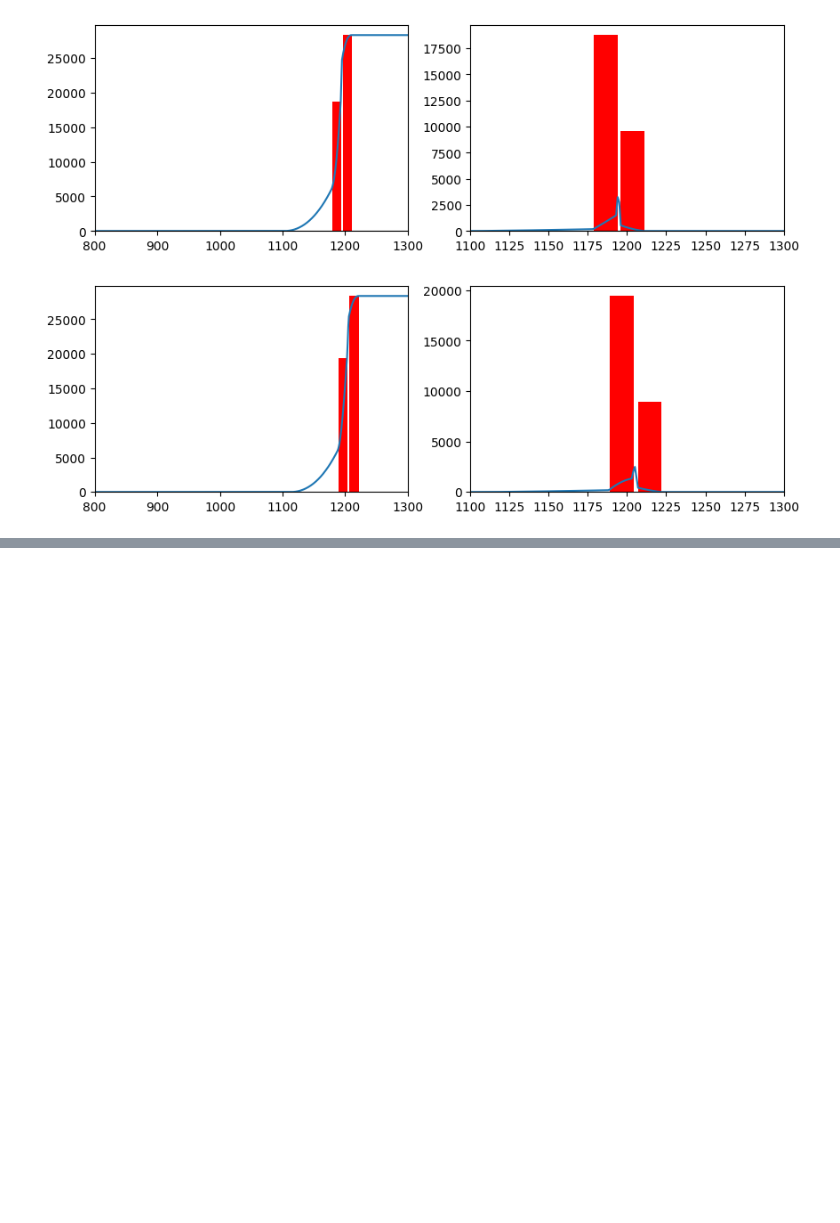
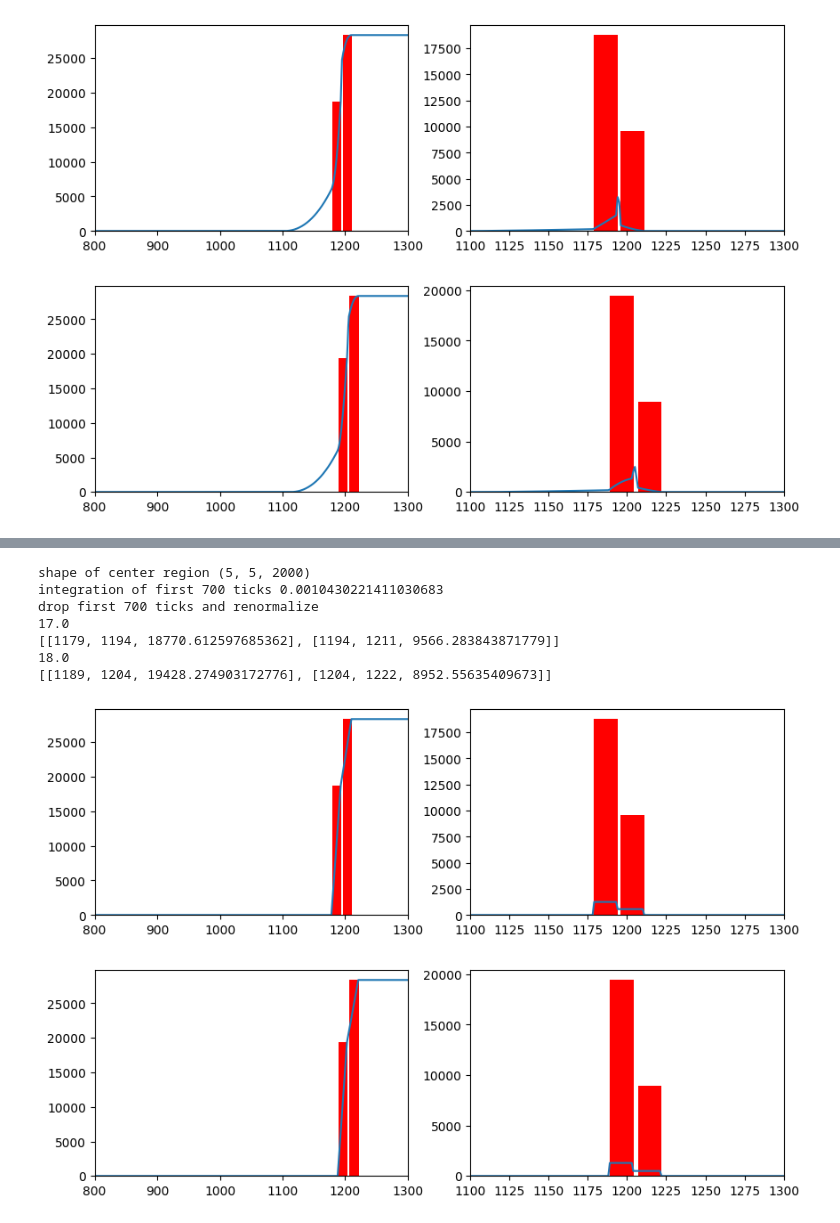
Before and after one commit to fanrado/2x2_ql, a Jupyter notebook: deconv/toy/toy_smooth.ipynb, the cells around one changed output, grey strips where cells are left out. Cells and saved outputs as stored; diff of their text form; code cells hidden in the pictures; blank space fills up the shorter version.

```diff
--- a/deconv/toy/toy_smooth.ipynb
+++ b/deconv/toy/toy_smooth.ipynb
@@ -54 +97,38 @@ def smooth_wf(wf, thres, roi, delay, npoints=10_000, extrapolate=False):
+# %%
+def smooth_wf3(wf, thres, roi, delay, npoints=10_000, **kwargs):
+    wf_new = np.zeros(npoints)
+    dts = np.append(wf[0][0], np.diff(wf[0]))
+    seri = []
+    for i in range(len(wf[0])):
+        if i == 0:
+            t0 = wf[0][0]
+            t1 = wf[0][0]
+        else:
+            dt = wf[0][i] - wf[0][i-1]
+            print(dt)
+            t0 = wf[0][i] - dt + delay
+            t1 = wf[0][i]
+        t0 = np.int_(t0+0.002)
+        t1 = np.int_(t1+0.002)
+        t2 = np.int_(t1+delay+0.002)
+
+        seri.append([t0, t2, wf[1][i]])
+
+    seri_array = np.array(seri)
+    # print(wf[0])
+    print(seri)
+
+    acc_wf = np.add.accumulate(seri_array[:,2])
+    acc_wf = np.append([0], acc_wf)
+    acc_wf = np.append(acc_wf, [acc_wf[-1]])
+    ticks = seri_array[:,0]
+    ticks = np.append(ticks, seri_array[-1,1])
+    ticks = np.append(ticks, seri_array[-1,1]+roi)
+
+    for i in range(len(seri)):
+        #
+        t0, t1, v1 = seri[i]
+        b1 = v1/(t1-t0)
+        wf_new[t0:t1] = b1
+    return wf_new
 # %%
@@ -120,0 +211,12 @@ drop first 700 ticks and renormalize
+# %%
+run(False, smooth_wf3)
+# %% [output]
+shape of center region (5, 5, 2000)
+integration of first 700 ticks 0.0010430221411030683
+drop first 700 ticks and renormalize
+17.0
+[[1179, 1194, 18770.612597685362], [1194, 1211, 9566.283843871779]]
+18.0
+[[1189, 1204, 19428.274903172776], [1204, 1222, 8952.55635409673]]
+[figure, added]
+[figure, added]
```
Also changed, not shown: parts of 5 cells of this notebook, 6 other files.
